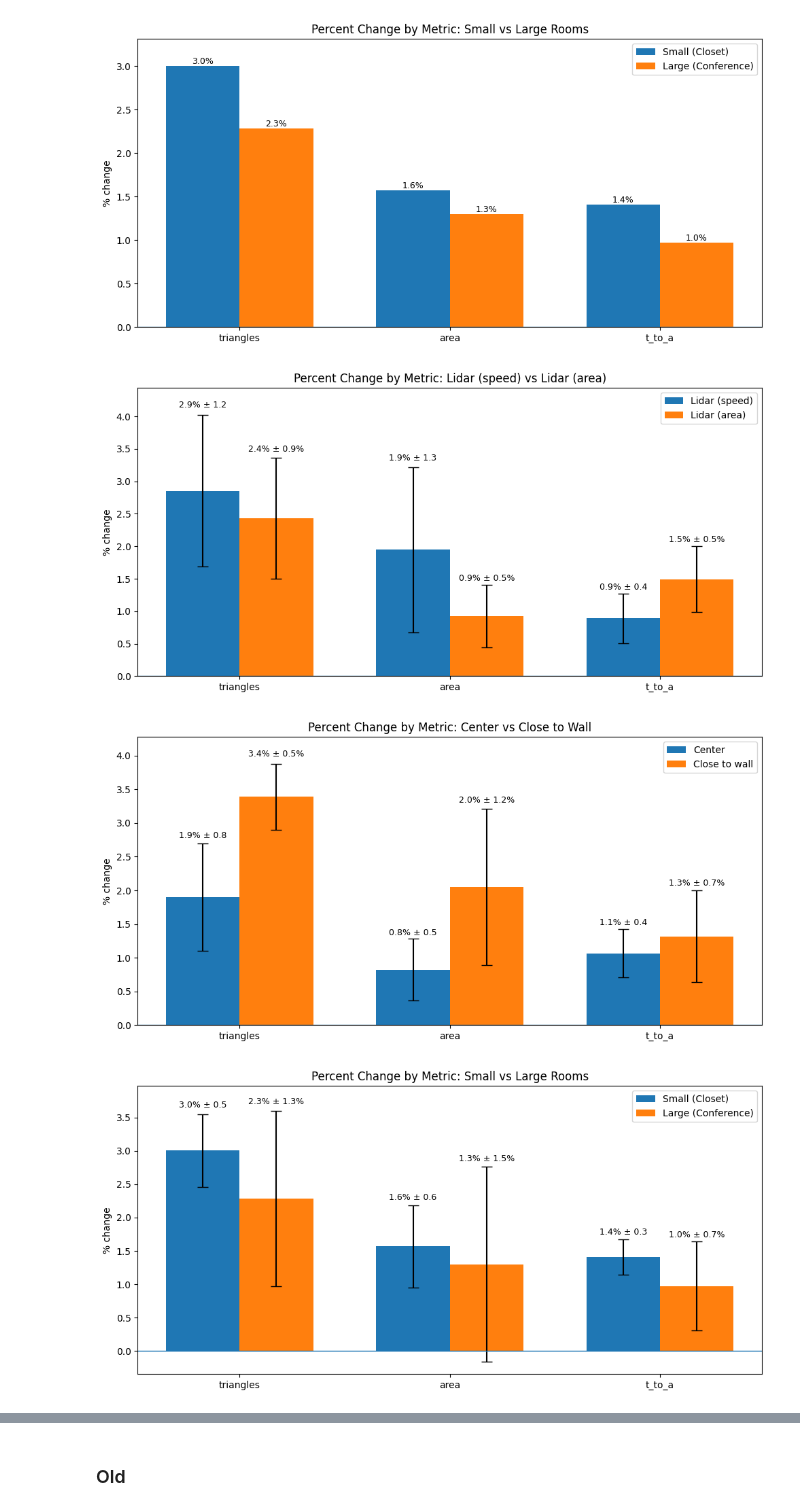
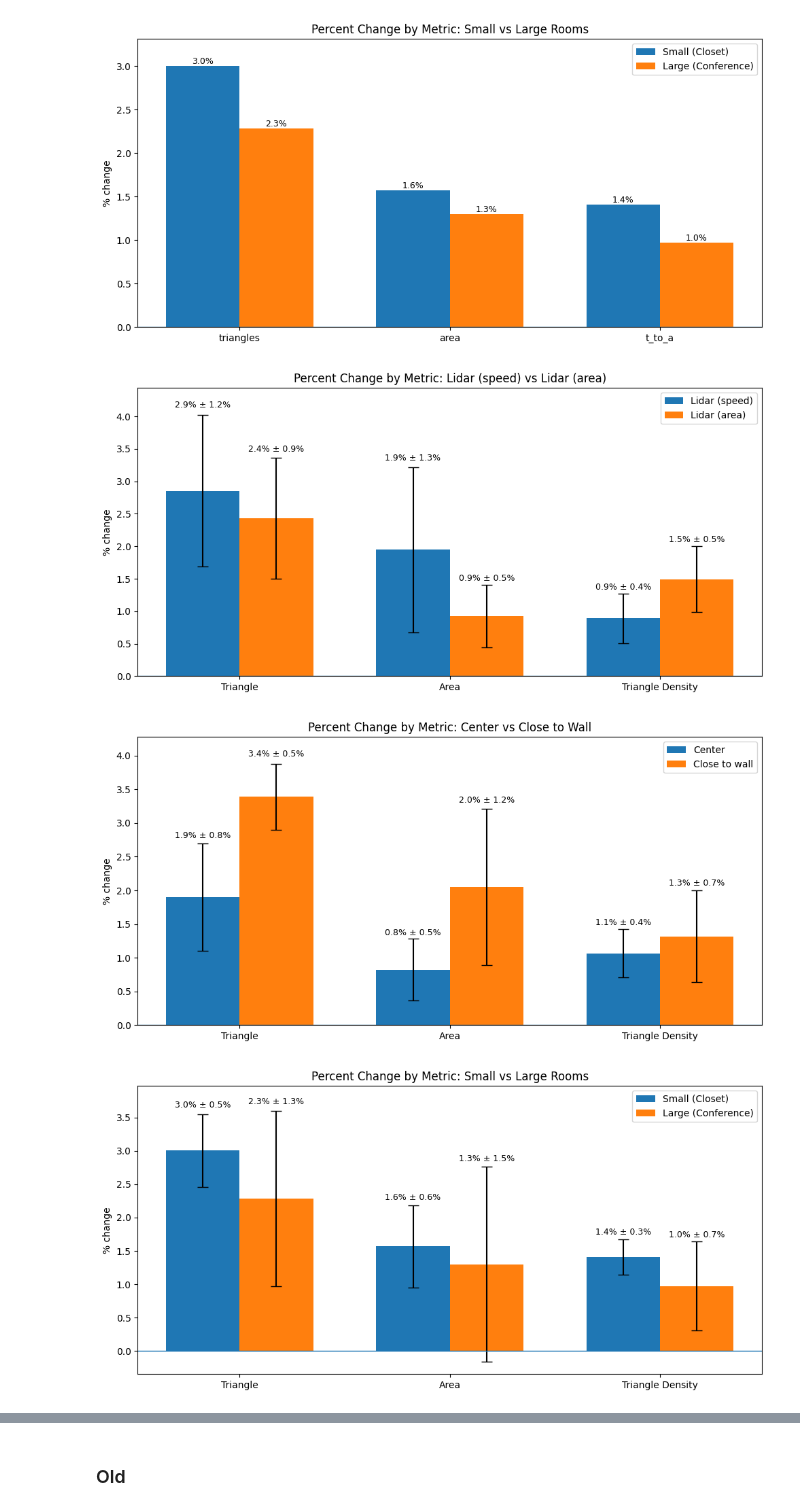
Before and after one commit to madelineloui/scanning, a Jupyter notebook: repair.ipynb, the cells around one changed output, grey strips where cells are left out. Cells and saved outputs as stored; diff of their text form; code cells hidden in the pictures.

```diff
--- a/repair.ipynb
+++ b/repair.ipynb
@@ -266,6 +263,13 @@ for m in metrics:
     df[f"pct_{m}"] = (df[f"repair_{m}"] - df[m]) / df[m].replace(0, np.nan) * 100
 
 pct_cols = [f"pct_{m}" for m in metrics]
+
+# Pretty metric label mapping
+pretty_metric_labels = {
+    "triangles": "Triangle",
+    "area": "Area",
+    "t_to_a": "Triangle Density"
+}
 
 def plot_two_group(df, group_col, group_vals, group_labels, title):
     sub = df[df[group_col].isin(group_vals)]
@@ -301,23 +305,9 @@ def plot_two_group(df, group_col, group_vals, group_labels, title):
         color="C1"
     )
 
-    # Value labels above error bars
+    # Value labels
     for bar, mean_val, err in zip(bars1, means1, errs1):
-        height = bar.get_height()
-        top = height + err  # top of error bar (assuming mostly positive)
-        y_pos = top + 0.02 * abs(top)  # small padding
-        ax.text(
-            bar.get_x() + bar.get_width()/2,
-            y_pos,
-            f"{mean_val:.1f}% ± {err:.1f}",
-            ha="center",
-            va="bottom",
-            fontsize=9
-        )
-
-    for bar, mean_val, err in zip(bars2, means2, errs2):
-        height = bar.get_height()
-        top = height + err
+        top = bar.get_height() + err
         y_pos = top + 0.02 * abs(top)
         ax.text(
             bar.get_x() + bar.get_width()/2,
@@ -328,16 +318,33 @@ def plot_two_group(df, group_col, group_vals, group_labels, title):
             fontsize=9
         )
 
+    for bar, mean_val, err in zip(bars2, means2, errs2):
+        top = bar.get_height() + err
+        y_pos = top + 0.02 * abs(top)
+        ax.text(
+            bar.get_x() + bar.get_width()/2,
+            y_pos,
+            f"{mean_val:.1f}% ± {err:.1f}%",
+            ha="center",
+            va="bottom",
+            fontsize=9
+        )
+
+    # Pretty metric names
     ax.set_xticks(x)
-    ax.set_xticklabels(metrics)
+    ax.set_xticklabels([pretty_metric_labels[m] for m in metrics])
+
     ax.set_ylabel("% change")
     ax.set_title(title)
     ax.axhline(0, lw=1)
     ax.legend()
+
     ymax = ax.get_ylim()[1]
     ax.set_ylim(top=ymax * 1.05)
+
     plt.tight_layout()
     plt.show()
+
 
 # 1) Lidar speed vs area
 df["tech_group"] = np.where(df["Technique"] == "Lidar (speed)", "speed", "area")
@@ -345,33 +352,33 @@ plot_two_group(
     df,
     group_col="tech_group",
     group_vals=["speed", "area"],
     group_labels=["Lidar (speed)", "Lidar (area)"],
     title="Percent Change by Metric: Lidar (speed) vs Lidar (area)"
 )
 
 # 2) Center vs close to wall
 pos_col = "Center/close to wall (within 5 ft)"
 plot_two_group(
     df,
     group_col=pos_col,
     group_vals=["Center", "Close to wall"],
     group_labels=["Center", "Close to wall"],
     title="Percent Change by Metric: Center vs Close to Wall"
 )
 
 # 3) Small vs large room
 df["room_group"] = np.where(df["Room"] == "Closet", "small",
                      np.where(df["Room"] == "Conference", "large", "other"))
 df_rooms = df[df["room_group"].isin(["small", "large"])]
 
 plot_two_group(
     df_rooms,
     group_col="room_group",
     group_vals=["small", "large"],
     group_labels=["Small (Closet)", "Large (Conference)"],
     title="Percent Change by Metric: Small vs Large Rooms"
 )
 # %% [output]
-[figure, old version]
+[figure, new version]
-[figure, old version]
+[figure, new version]
-[figure, old version]
+[figure, new version]
```
Also changed, not shown: parts of 6 cells of this notebook.
